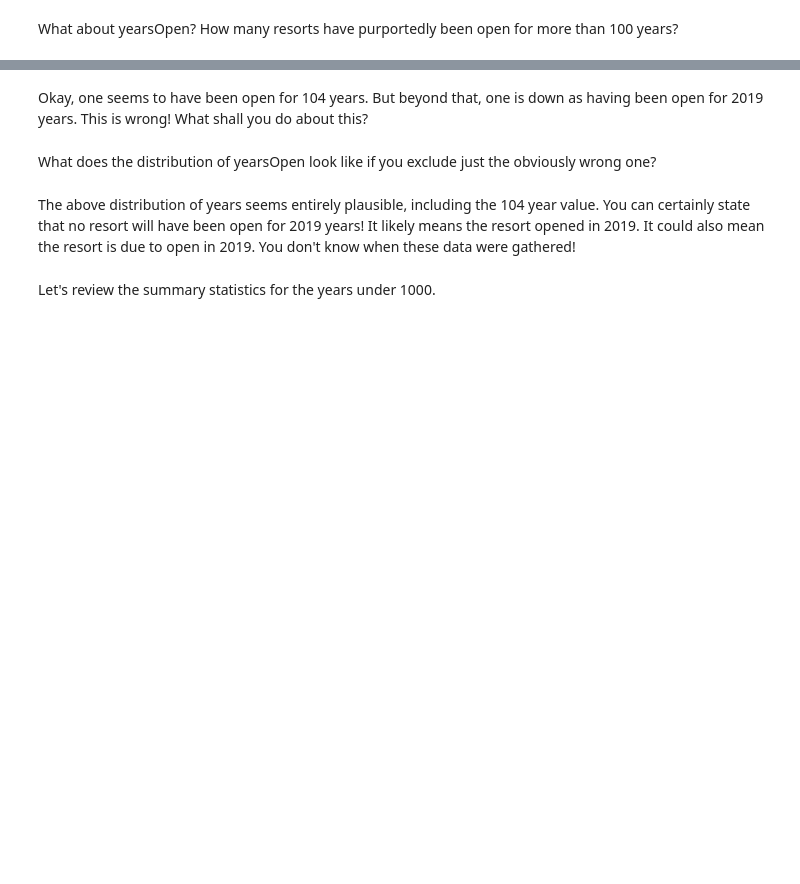
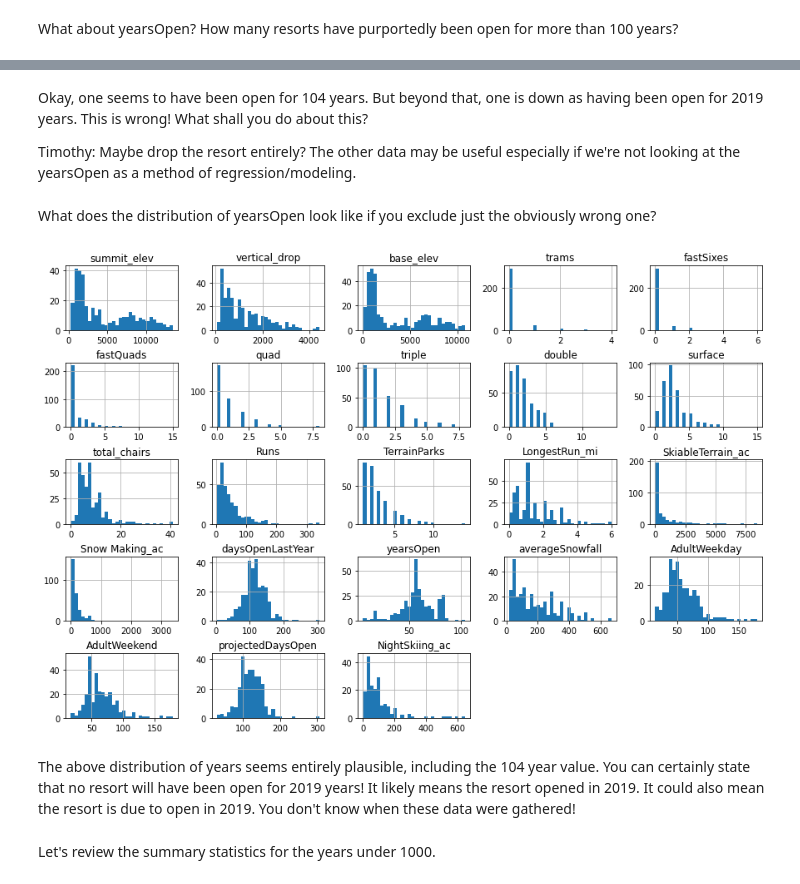
Before and after one commit to naturesbless/DataScienceGuidedCapstone, a Jupyter notebook: Notebooks/02_data_wrangling.ipynb, the cells around one changed output, grey strips where cells are left out. Saved outputs shown, nothing was run; the diff lists cells and outputs as text; code cells hidden in the pictures; blank space fills up the shorter version.

```diff
--- a/Notebooks/02_data_wrangling.ipynb
+++ b/Notebooks/02_data_wrangling.ipynb
@@ -547,7 +594,7 @@ ski_data.___[39, 'SkiableTerrain_ac']
 # %%
 #Code task 22#
 #Use the .loc accessor again to modify this value with the correct value of 1819
-ski_data.___[39, 'SkiableTerrain_ac'] = ___
+ski_data.loc[39, 'SkiableTerrain_ac'] = 1819
 # %%
 #Code task 23#
 #Use the .loc accessor a final time to verify that the value has been modified
@@ -618,4 +667,4 @@ Drop the fastEight column in its entirety; half the values are missing and all b
 # %%
 #Code task 24#
 #Drop the 'fastEight' column from ski_data. Use inplace=True
-ski_data.drop(columns=___, inplace=___)
+ski_data.drop(columns='fastEight', inplace=True)
@@ -628,15 +694,20 @@ ski_data.___[ski_data.___ > ___]
 # %% [markdown]
 Okay, one seems to have been open for 104 years. But beyond that, one is down as having been open for 2019 years. This is wrong! What shall you do about this?
+
+Timothy: Maybe drop the resort entirely? The other data may be useful especially if we're not looking at the yearsOpen as a method of regression/modeling.
 # %% [markdown]
 What does the distribution of yearsOpen look like if you exclude just the obviously wrong one?
 # %%
 #Code task 26#
 #Call the hist method on 'yearsOpen' after filtering for values under 1000
 #Pass the argument bins=30 to hist(), but feel free to explore other values
-ski_data.___[ski_data.___ < ___].hist(___)
+ski_data[ski_data['yearsOpen'] < 1000].hist(bins = 30, figsize = (15,10))
 plt.xlabel('Years open')
 plt.ylabel('Count')
-plt.title('Distribution of years open excluding 2019');
+plt.title('Distribution of years open excluding 2019')
+plt.subplots_adjust(hspace=0.5);
+# %% [output]
+[figure, added]
 # %% [markdown]
 The above distribution of years seems entirely plausible, including the 104 year value. You can certainly state that no resort will have been open for 2019 years! It likely means the resort opened in 2019. It could also mean the resort is due to open in 2019. You don't know when these data were gathered!
 # %% [markdown]
```
Also changed, not shown: parts of 17 cells of this notebook.
